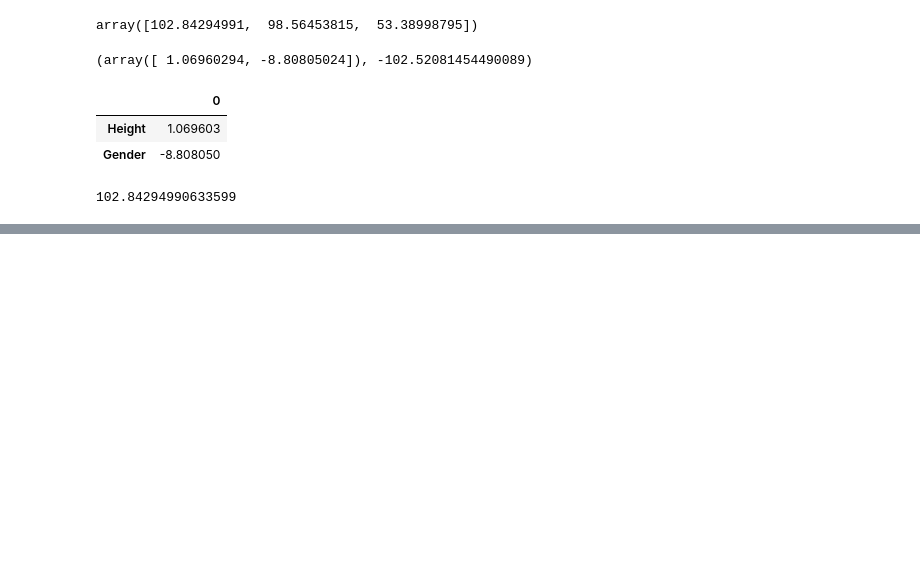
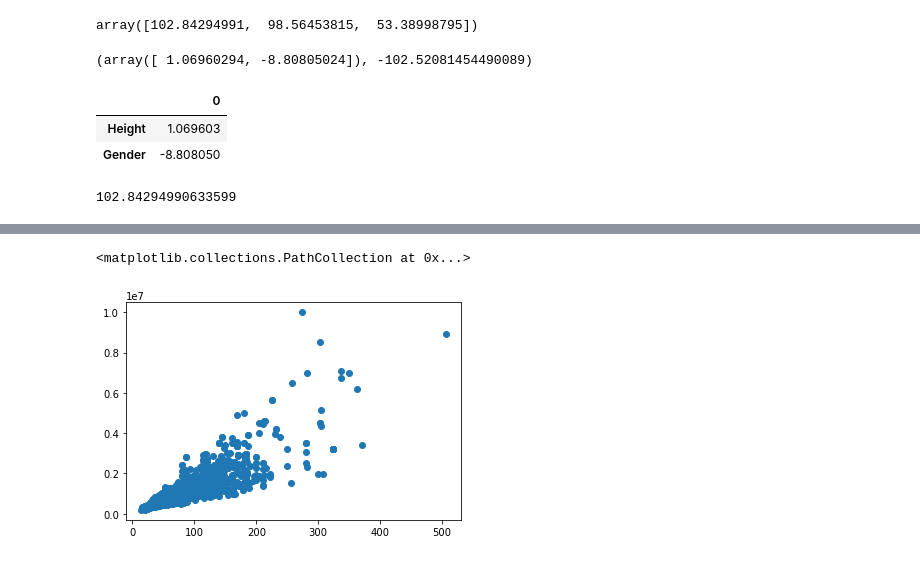
Before and after one commit to pad0910/Python2A, a Jupyter notebook: Dzien07/02-regresja-wielozmienna.ipynb, the cells around one changed output, grey strips where cells are left out. Saved outputs shown, nothing was run; the diff lists cells and outputs as text; code cells hidden in the pictures; blank space fills up the shorter version.

```diff
--- a/Dzien07/02-regresja-wielozmienna.ipynb
+++ b/Dzien07/02-regresja-wielozmienna.ipynb
@@ -133,0 +199,5 @@ model.intercept_ + model.coef_[0]*height + model.coef_[1]*gender
+# %%
+plt.scatter(df.powierzchnia, df.cena)
+# %% [output]
+<matplotlib.collections.PathCollection at 0x...>
+[figure, added]
```
Also changed, not shown: parts of 22 cells of this notebook.
